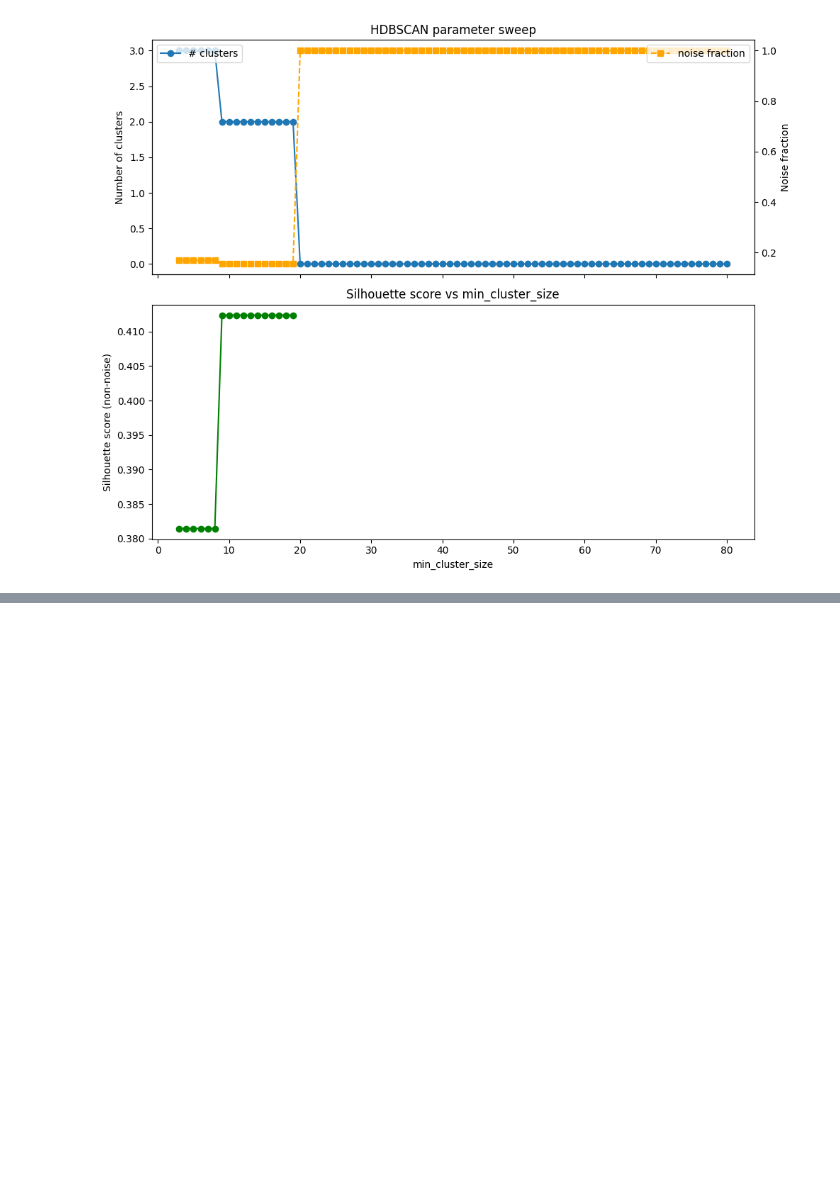
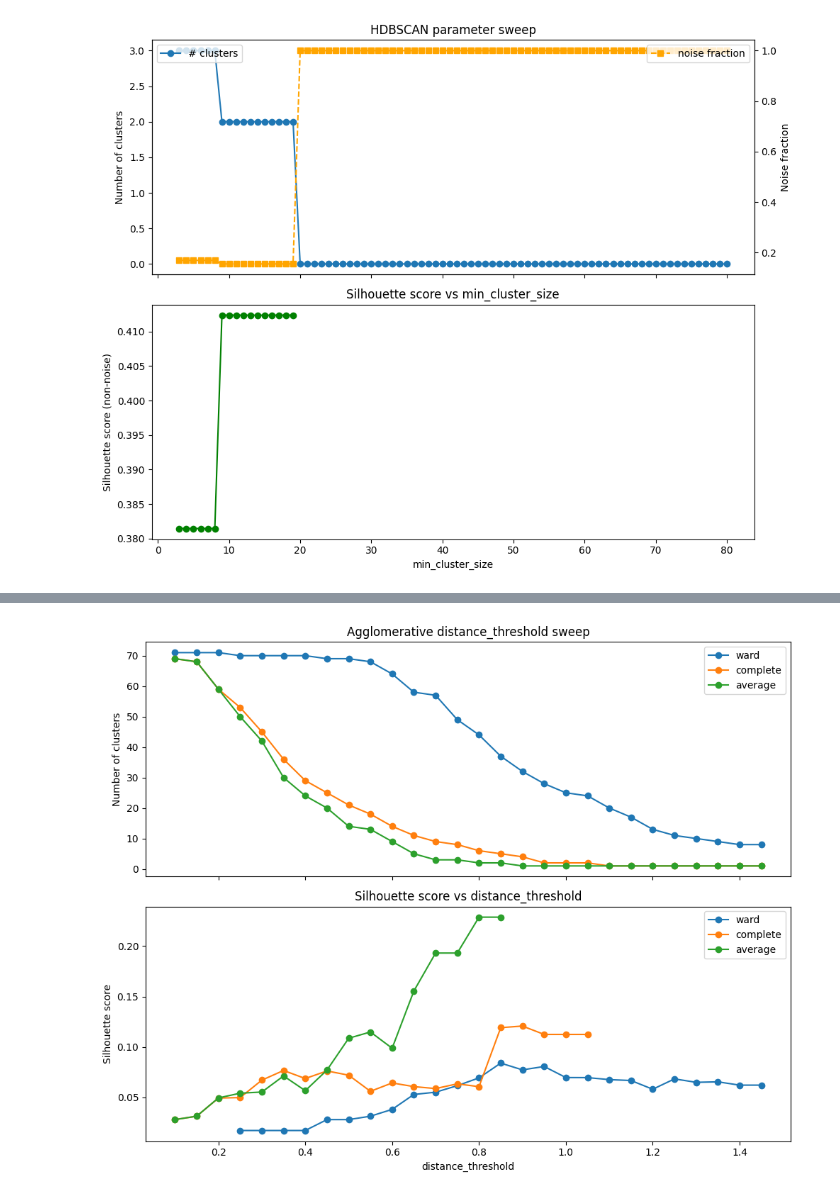
Before and after one commit to mahaekoh/eu-policy-feedback-impact-analysis, a Jupyter notebook: cluster_feedback.ipynb, the cells around one changed output, grey strips where cells are left out. Drawn from its saved outputs; the diff is of its cells as text; code cells hidden in the pictures; blank space fills up the shorter version.

```diff
--- a/cluster_feedback.ipynb
+++ b/cluster_feedback.ipynb
@@ -731,31 +739,33 @@ for link in ["ward", "complete", "average"]:
             labels = AgglomerativeClustering(
                 n_clusters=None, distance_threshold=dt, linkage="ward"
             ).fit_predict(embeddings)
         else:
             from sklearn.metrics import pairwise_distances
             dm = pairwise_distances(embeddings, metric="cosine")
             labels = AgglomerativeClustering(
                 n_clusters=None, distance_threshold=dt, linkage=link, metric="precomputed"
             ).fit_predict(dm)
         n_cl = len(set(labels))
         n_clusters_list.append(n_cl)
-        sil_list.append(silhouette_score(embeddings, labels) if n_cl >= 2 else np.nan)
+        sil_list.append(silhouette_score(embeddings, labels) if 2 <= n_cl < len(embeddings) else np.nan)
     dt_results[link] = {"n_clusters": n_clusters_list, "silhouette": sil_list}
 
 fig, (ax1, ax2) = plt.subplots(2, 1, figsize=(10, 8), sharex=True)
 
 for link, res in dt_results.items():
     ax1.plot(dt_sweep, res["n_clusters"], "o-", label=link)
     ax2.plot(dt_sweep, res["silhouette"], "o-", label=link)
 
 ax1.set_ylabel("Number of clusters")
 ax1.set_title("Agglomerative distance_threshold sweep")
 ax1.legend()
 
 ax2.set_xlabel("distance_threshold")
 ax2.set_ylabel("Silhouette score")
 ax2.set_title("Silhouette score vs distance_threshold")
 ax2.legend()
 
 plt.tight_layout()
 plt.show()
+# %% [output]
+[figure, added]
```
Also changed, not shown: parts of 6 cells of this notebook.
